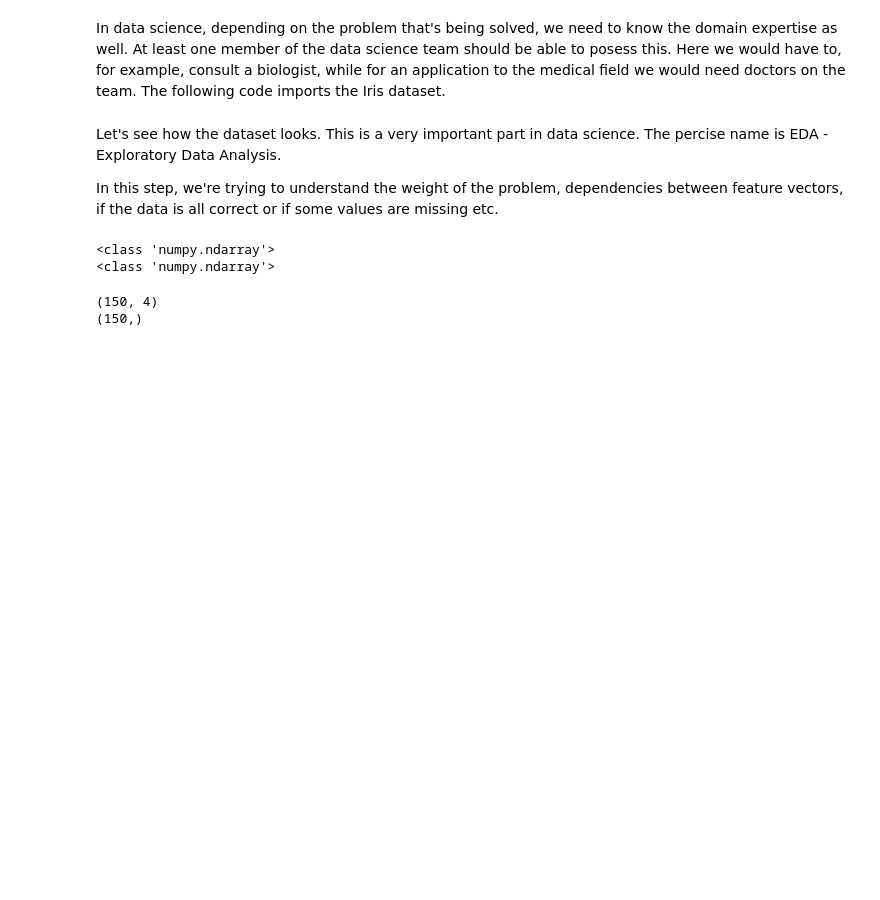
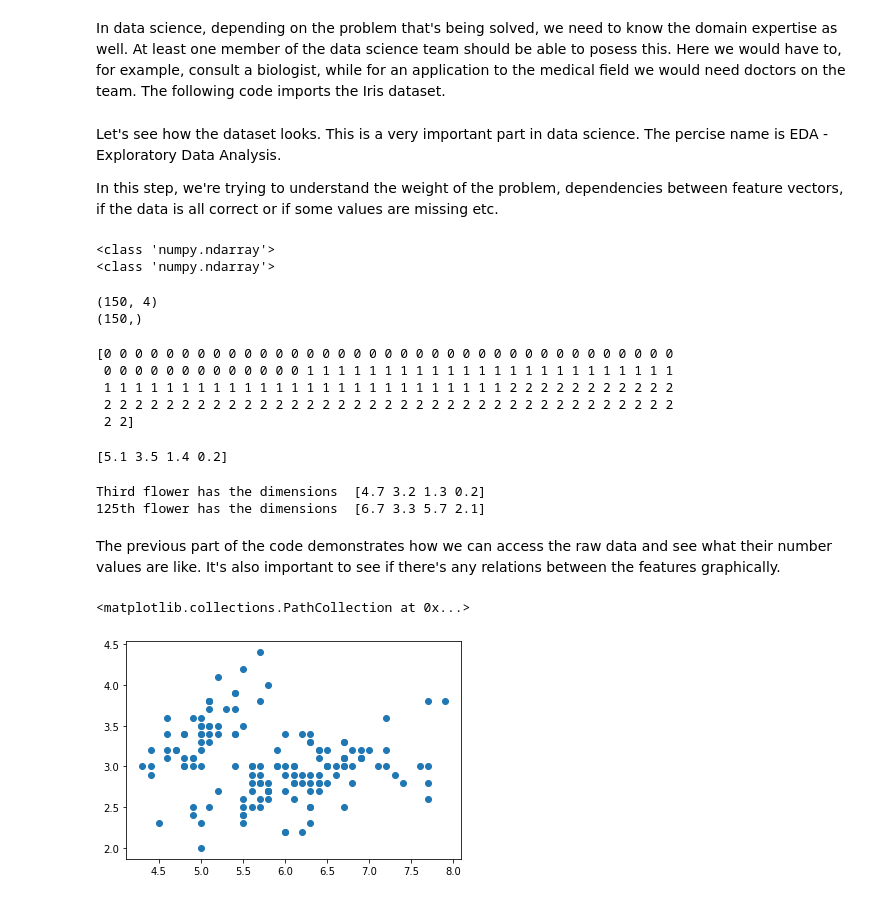
Before and after one commit to love-bees/dataHacker, a Jupyter notebook: IRIS_05.ipynb, the cells around one changed output. Saved outputs shown, nothing was run; the diff lists cells and outputs as text; code cells hidden in the pictures; blank space fills up the shorter version.

```diff
--- a/IRIS_05.ipynb
+++ b/IRIS_05.ipynb
@@ -58,0 +52,37 @@ print(y)
+# %%
+# We can confirm that it's really a format of 150 flowers
+# Every flower is described with 4 parameters of length
+# Stored in the variable y is the class of each corresponding flower
+# In this case, three sorts of flower iris are coded using the numbers 0, 1 and 2
+print(y)
+# First 50 elements are zeros, followed by 50 ones and lastly 50 twos
+# %% [output]
+[0 0 0 0 0 0 0 0 0 0 0 0 0 0 0 0 0 0 0 0 0 0 0 0 0 0 0 0 0 0 0 0 0 0 0 0 0
+ 0 0 0 0 0 0 0 0 0 0 0 0 0 1 1 1 1 1 1 1 1 1 1 1 1 1 1 1 1 1 1 1 1 1 1 1 1
+ 1 1 1 1 1 1 1 1 1 1 1 1 1 1 1 1 1 1 1 1 1 1 1 1 1 1 2 2 2 2 2 2 2 2 2 2 2
+ 2 2 2 2 2 2 2 2 2 2 2 2 2 2 2 2 2 2 2 2 2 2 2 2 2 2 2 2 2 2 2 2 2 2 2 2 2
+ 2 2]
+# %%
+# Let's look at what the dimensions are line. Let's take the first, third and 125th flower.
+# We need to access those specific elements, but keep in mind indexing starts at 0.
+
+print (X[0,0:4]) # This is the first flower and its four elements. Index from 0:4 takes 0, 1, 2, and 3.
+# %% [output]
+[5.1 3.5 1.4 0.2]
+# %%
+print("Third flower has the dimensions ", X[2,:])
+print("125th flower has the dimensions ", X[124, :])
+# Using : in this case is a shorter form of "from first to last element". In our case that's the same as 0:4
+# %% [output]
+Third flower has the dimensions  [4.7 3.2 1.3 0.2]
+125th flower has the dimensions  [6.7 3.3 5.7 2.1]
+# %% [markdown]
+The previous part of the code demonstrates how we can access the raw data and see what their number values are like. It's also important to see if there's any relations between the features graphically.
+# %%
+# Let's plot the dimensions of these flowers on one graph
+# How do we draw 4 dimensions, when we have the option to only draw in 2D (or 3D) systems?
+# Let's choose the first two columns
+plt.scatter(X[:,0], X[:,1])
+# %% [output]
+<matplotlib.collections.PathCollection at 0x...>
+[figure, added]
```
Also changed, not shown: parts of 5 cells of this notebook.
